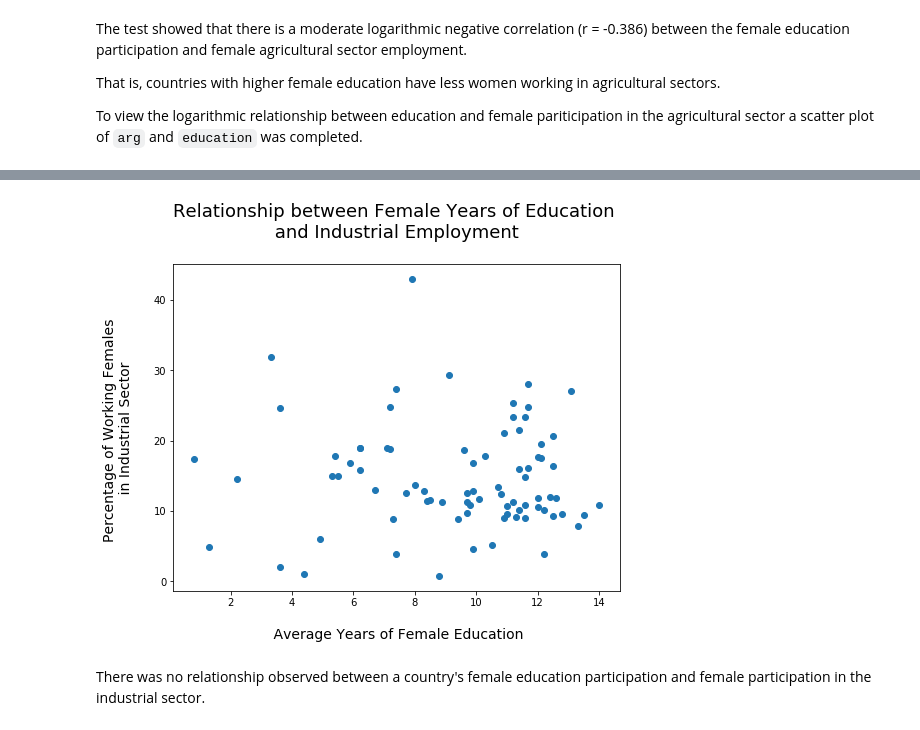
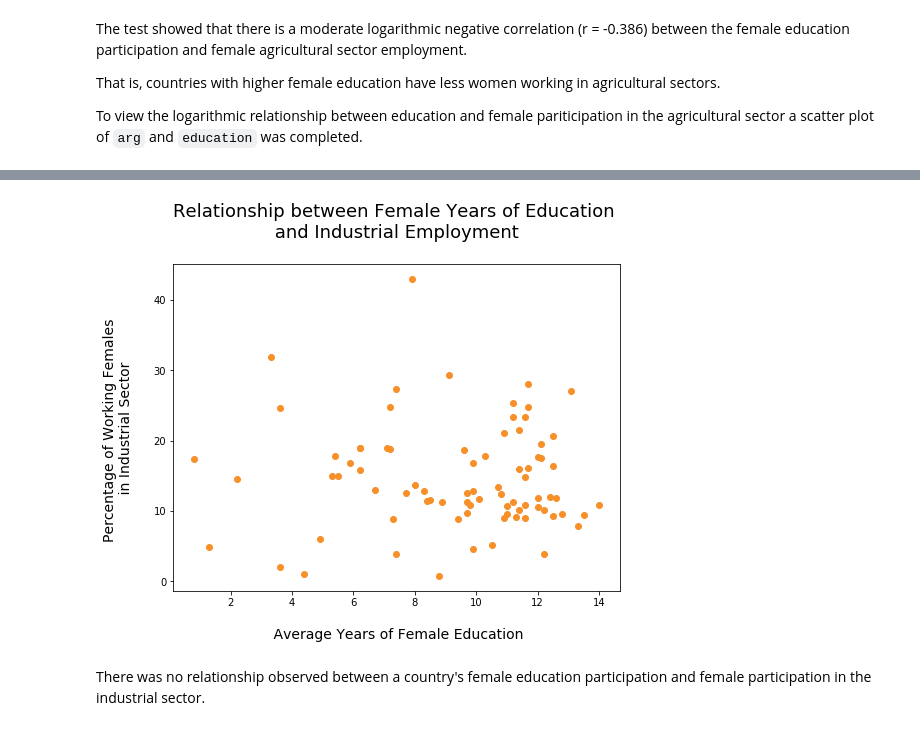
Before and after one commit to orunsh/DAND-Project-3, a Jupyter notebook: project-3.ipynb, the cells around one changed output, grey strips where cells are left out. Saved outputs shown, nothing was run; the diff lists cells and outputs as text; code cells hidden in the pictures.

```diff
--- a/project-3.ipynb
+++ b/project-3.ipynb
@@ -1937,13 +1938,13 @@ r, p
 # %%
 x = ed_ind['education']
 y = ed_ind['ind']
 plt.subplots(figsize=(8, 6))
-plt.scatter(x, y)
+plt.scatter(x, y, color='#f79029')
 plt.title('Relationship between Female Years of Education \n and Industrial Employment \n', fontsize=18)
 plt.xlabel('\n Average Years of Female Education', fontsize=14)
 plt.ylabel('Percentage of Working Females \n in Industrial Sector \n', fontsize=14);
 # %% [output]
-[figure, old version]
+[figure, new version]
 # %% [markdown]
 There was no relationship observed between a country's female education participation and female participation in the industrial sector.
 # %%
```
Also changed, not shown: parts of 139 cells of this notebook.
